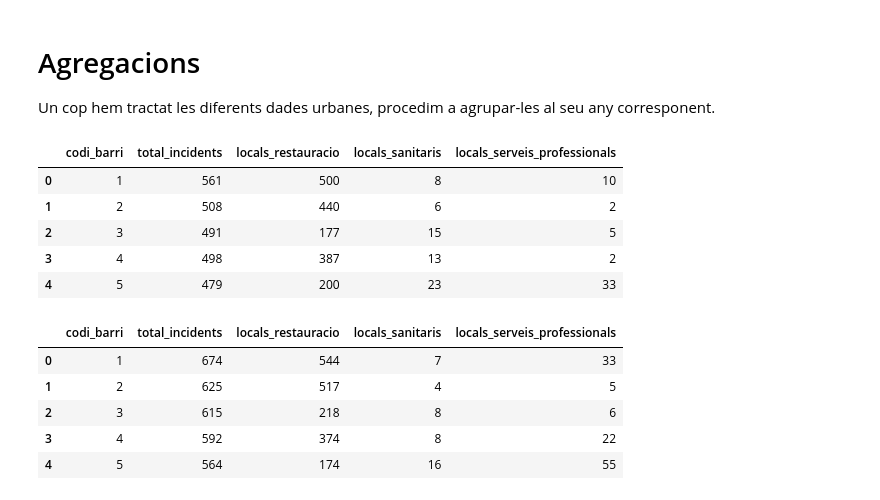
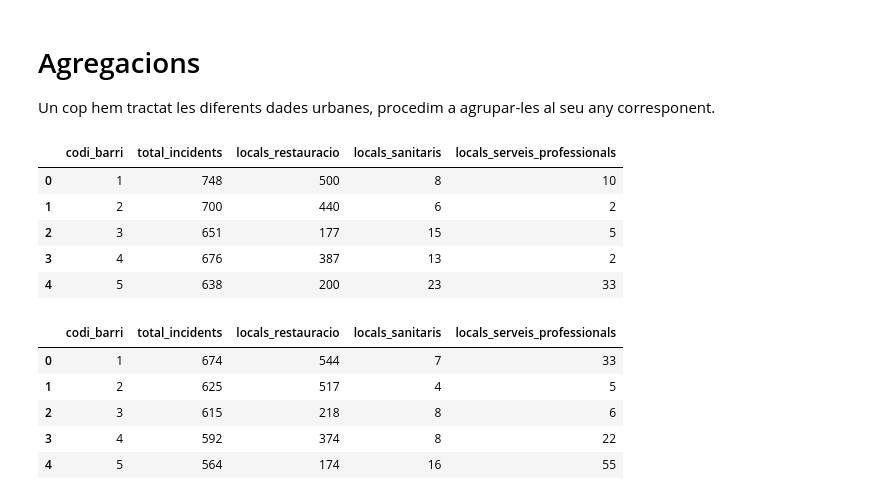
Before and after one commit to joseprau/tfm_gentrificacio_bcn, a Jupyter notebook: notebooks/ingestio_urbanes.ipynb, the cells around one changed output. Saved outputs shown, nothing was run; the diff lists cells and outputs as text; code cells hidden in the pictures.

```diff
--- a/notebooks/ingestio_urbanes.ipynb
+++ b/notebooks/ingestio_urbanes.ipynb
@@ -38,5 +38,5 @@ En alguns articles, s' introdueixen variables de criminalitat per estudiar la ge
 # %%
-df_incidents_25_raw = pd.read_csv("../data/raw/urbanes/2025_incidents_gestionats_gub.csv")
-df_incidents_25_raw.head()
+df_incidents_23_raw = pd.read_csv("../data/raw/urbanes/2023_incidents_gestionats_gub.csv")
+df_incidents_23_raw.head()
 # %% [output]
 |  | Codi_Incident | Descripcio_Incident | Codi_districte | Nom_districte | Codi_barri | Nom_barri | NK_Any | ... |
@@ -102,6 +75,6 @@ df_incidents_25_mod.loc[:, "Codi_barri"] = df_incidents_25_mod["Codi_barri"].ast
 # %%
 # Agrupem les dades per tipologia d'incident i barri
-df_incidents_25_grouped = df_incidents_25_mod.groupby(["Codi_barri"]).size().reset_index(name = 'total_incidents')
-df_incidents_25_grouped.head()
+df_incidents_23_grouped = df_incidents_23_raw.groupby(["Codi_barri"]).size().reset_index(name = 'total_incidents')
+df_incidents_23_grouped.head()
 # %% [output]
 |  | Codi_barri | total_incidents |
@@ -113,5 +86,5 @@ df_incidents_25_grouped.head()
 # %%
-df_incidents_25_grouped_clean = neteja_noms_columnes(df_incidents_25_grouped)
+df_incidents_23_grouped_clean = neteja_noms_columnes(df_incidents_23_grouped)
 # %% [markdown]
 #### 2015
 # %%
@@ -264,7 +237,7 @@ Amb aquests 3 grups obtindrem dades de:
 - Locals sanitaris
 # %%
 # Convertim a format ample per facilitar la comparativa entre anys
-df_locals_filtered.loc[:, ["total_locals"]] = df_locals_filtered["total_locals"].astype("int32")
+df_locals_filtered.loc[:, "total_locals"] = df_locals_filtered["total_locals"].astype("int32")
 
 df_locals_pivot = df_locals_filtered.pivot_table(index=["Territori", "Any"], columns="tipus_local", values="total_locals", aggfunc="sum", fill_value=0).reset_index()
 df_locals_pivot.head()
@@ -300,18 +273,18 @@ Un cop hem tractat les diferents dades urbanes, procedim a agrupar-les al seu an
 # %%
 df_urbanes = dim_barris[["codi_barri"]].copy()
 
-df_urbanes_25 = df_urbanes\
-                        .merge(df_incidents_25_grouped_clean, on="codi_barri", how="left")\
+df_urbanes_23 = df_urbanes\
+                        .merge(df_incidents_23_grouped_clean, on="codi_barri", how="left")\
                         .merge(df_locals_22, on="codi_barri", how="left")
 
-df_urbanes_25.head()
+df_urbanes_23.head()
 # %% [output]
 |  | codi_barri | total_incidents | locals_restauracio | locals_sanitaris | locals_serveis_professionals |
-| 0 | 1 | 561 | 500 | 8 | 10 |
-| 1 | 2 | 508 | 440 | 6 | 2 |
-| 2 | 3 | 491 | 177 | 15 | 5 |
-| 3 | 4 | 498 | 387 | 13 | 2 |
-| 4 | 5 | 479 | 200 | 23 | 33 |
+| 0 | 1 | 748 | 500 | 8 | 10 |
+| 1 | 2 | 700 | 440 | 6 | 2 |
+| 2 | 3 | 651 | 177 | 15 | 5 |
+| 3 | 4 | 676 | 387 | 13 | 2 |
+| 4 | 5 | 638 | 200 | 23 | 33 |
 # %%
 df_urbanes_15 = df_urbanes\
                         .merge(df_incidents_15_grouped_clean, on="codi_barri", how="left")\
```
Also changed, not shown: parts of 9 cells of this notebook, 4 other files.
